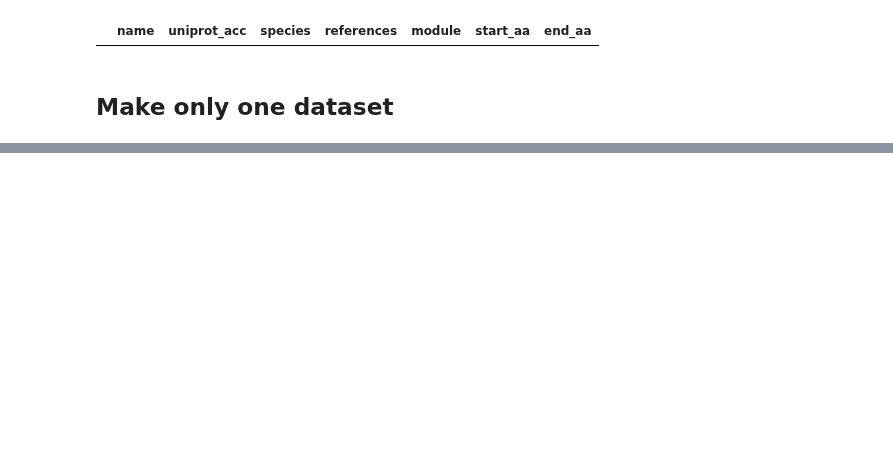
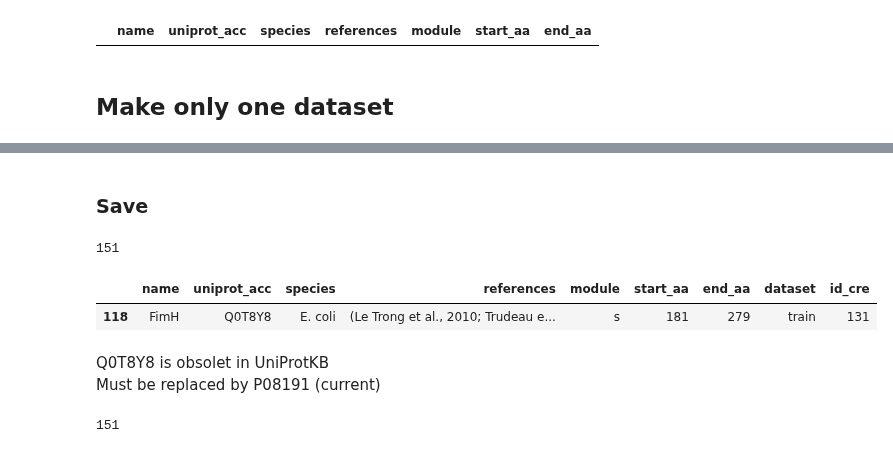
Before and after one commit to alvaro-2/cis-reg, a Jupyter notebook: scripts/01_collect_data.ipynb, the cells around one changed output, grey strips where cells are left out. Saved outputs shown, nothing was run; the diff lists cells and outputs as text; code cells hidden in the pictures; blank space fills up the shorter version.

```diff
--- a/scripts/01_collect_data.ipynb
+++ b/scripts/01_collect_data.ipynb
@@ -273,0 +292,2 @@ cre_dataset = pd.concat([cre_train, cre_test])
+# %%
+cre_dataset["id_cre"] = range(1, cre_dataset.shape[0] + 1)
@@ -273,0 +314,2 @@ cre_dataset = pd.concat([cre_train, cre_test])
+# %% [markdown]
+### Save
@@ -273,0 +319,12 @@ cre_dataset = pd.concat([cre_train, cre_test])
+# %%
+cre_dataset.uniprot_acc.nunique() # ok
+# %% [output]
+151
+# %%
+cre_dataset[cre_dataset.uniprot_acc == 'Q0T8Y8']
+# %% [output]
+|  | name | uniprot_acc | species | references | module | start_aa | end_aa | dataset | id_cre |
+| 118 | FimH | Q0T8Y8 | E. coli | (Le Trong et al., 2010; Trudeau e... | s | 181 | 279 | train | 131 |
+# %% [markdown]
+Q0T8Y8 is obsolet in UniProtKB
+Must be replaced by P08191 (current)
@@ -274 +343,8 @@ cre_dataset = pd.concat([cre_train, cre_test])
+# %%
+c = 0
+for l in lst:
+    c += 1
+print(c)
+# %% [output]
+151
 # %%
```
Also changed, not shown: parts of 21 cells of this notebook.
